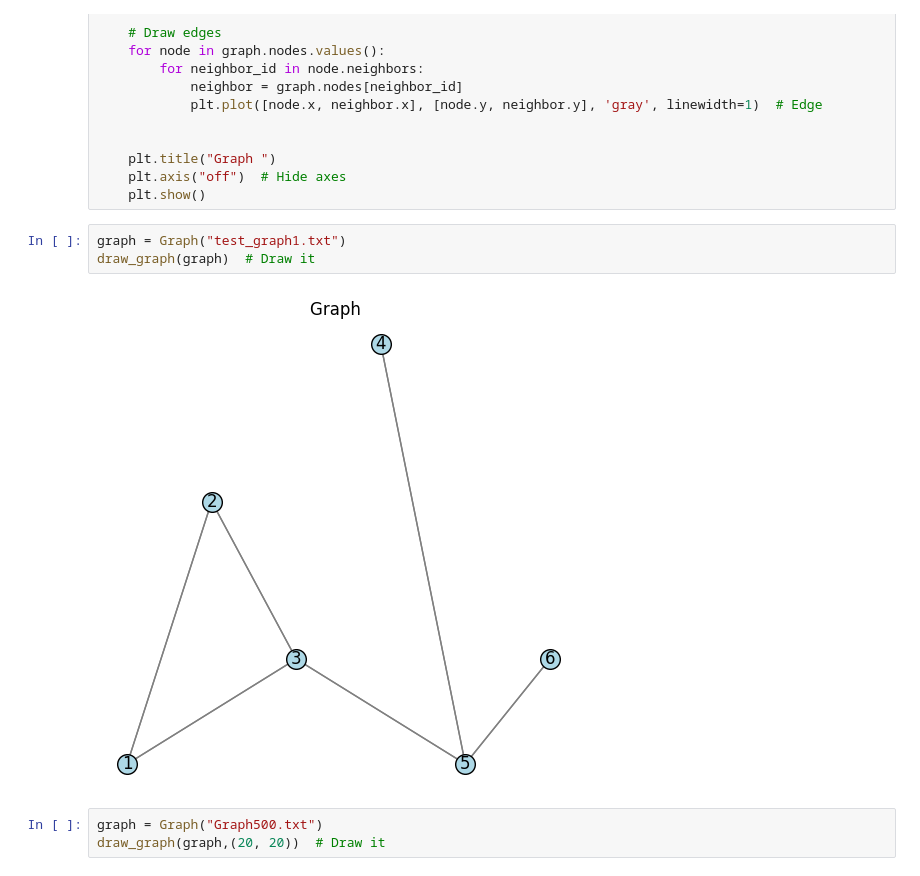
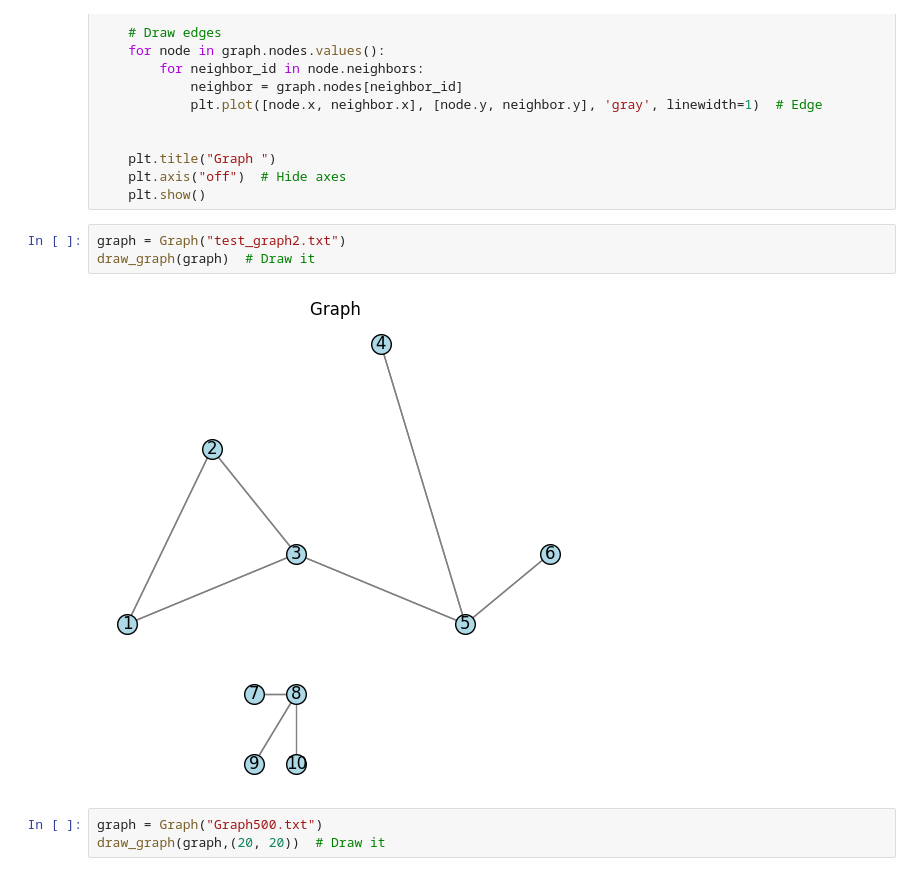
Before and after one commit to Cem-Kaya/Evo_Comp_Assignment_2, a Jupyter notebook: z_draft.ipynb, the cells around one changed output. Drawn from its saved outputs; the diff is of its cells as text.

```diff
--- a/z_draft.ipynb
+++ b/z_draft.ipynb
@@ -29,10 +29,10 @@ def draw_graph(graph, figsize=(6, 6)):
     plt.axis("off")  # Hide axes
     plt.show()
 # %%
-graph = Graph("test_graph1.txt")
+graph = Graph("test_graph2.txt")
 draw_graph(graph)  # Draw it
 # %% [output]
-[figure, old version]
+[figure, new version]
 # %%
 graph = Graph("Graph500.txt")
 draw_graph(graph,(20, 20))  # Draw it
```
Also changed, not shown: 6 other files.
